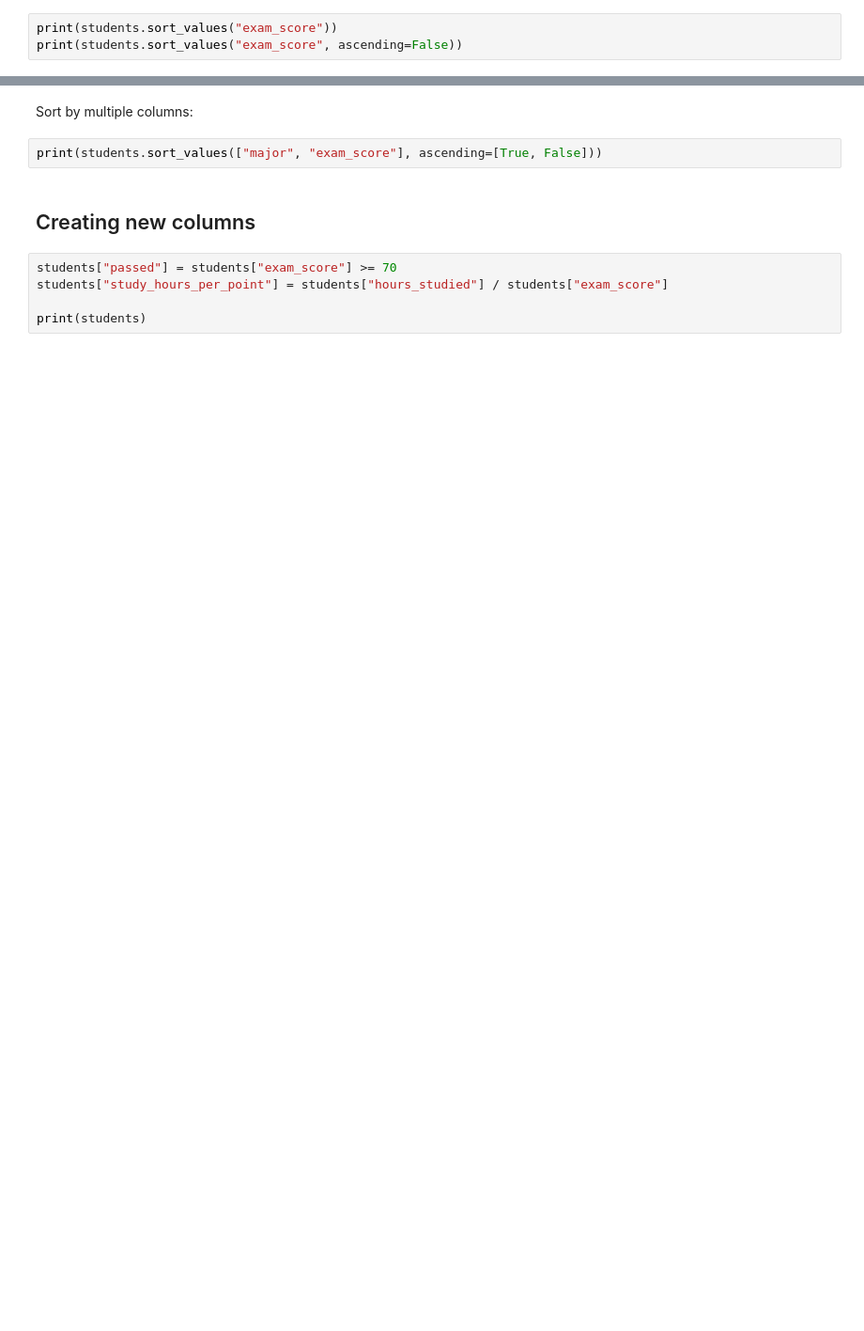
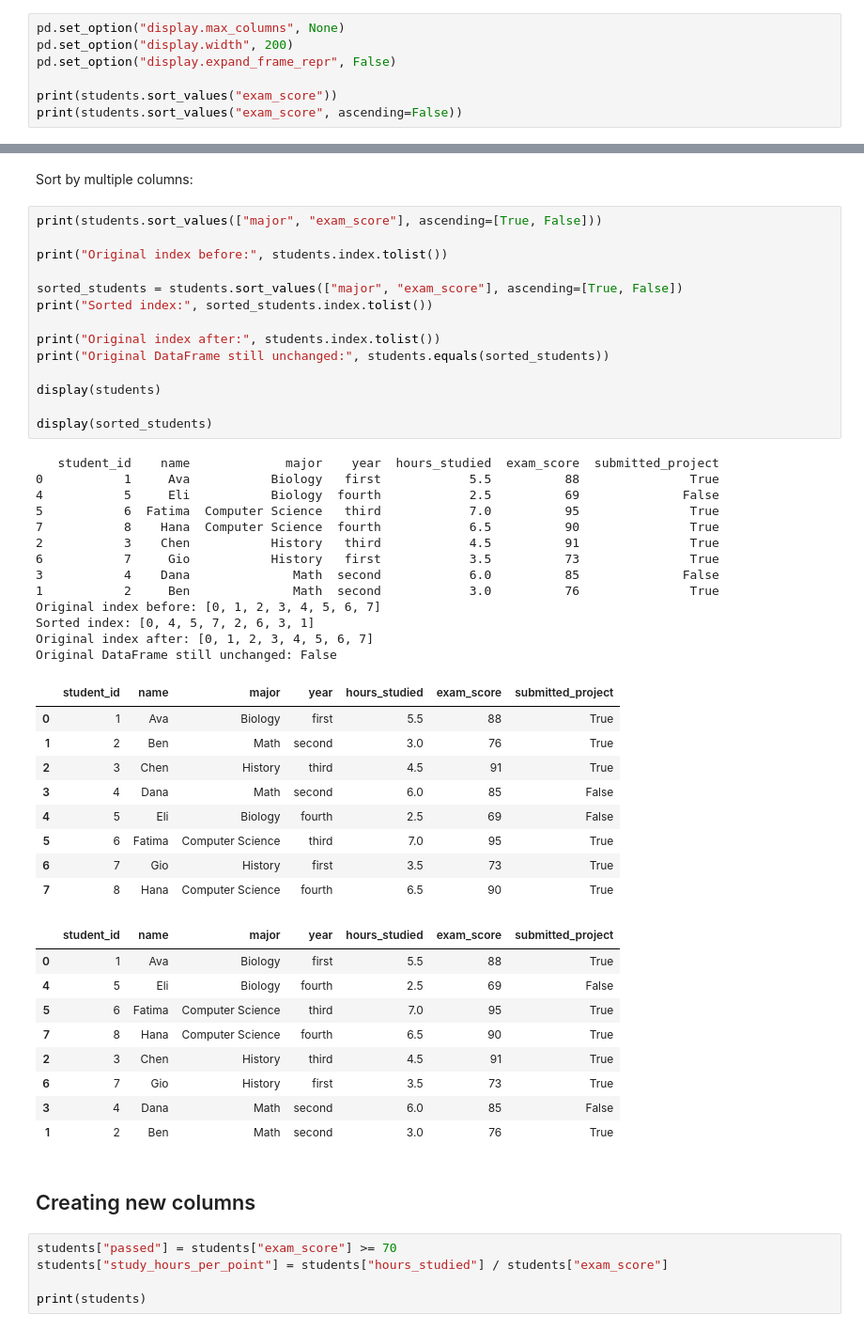
Before and after one commit to furtheraway/ISS, a Jupyter notebook: 04_Python/04_Python_programming_data_analysis_ai.ipynb, the cells around one changed output, grey strips where cells are left out. Shown at 94% size. Saved outputs shown, nothing was run; the diff lists cells and outputs as text; blank space fills up the shorter version.

```diff
--- a/04_Python/04_Python_programming_data_analysis_ai.ipynb
+++ b/04_Python/04_Python_programming_data_analysis_ai.ipynb
@@ -1630,5 +1823,9 @@ print(math_high_scores)
 # %% [markdown]
 ## Sorting rows
 # %%
+pd.set_option("display.max_columns", None)
+pd.set_option("display.width", 200)
+pd.set_option("display.expand_frame_repr", False)
+
 print(students.sort_values("exam_score"))
 print(students.sort_values("exam_score", ascending=False))
@@ -1635,7 +1851,51 @@ print(students.sort_values("exam_score", ascending=False))
 # %% [markdown]
 Sort by multiple columns:
-# %%
-print(students.sort_values(["major", "exam_score"], ascending=[True, False]))
+# %%
+print(students.sort_values(["major", "exam_score"], ascending=[True, False]))
+
+print("Original index before:", students.index.tolist())
+
+sorted_students = students.sort_values(["major", "exam_score"], ascending=[True, False])
+print("Sorted index:", sorted_students.index.tolist())
+
+print("Original index after:", students.index.tolist())
+print("Original DataFrame still unchanged:", students.equals(sorted_students))
+
+display(students)
+
+display(sorted_students)
+# %% [output]
+   student_id    name             major    year  hours_studied  exam_score  submitted_project
+0           1     Ava           Biology   first            5.5          88               True
+4           5     Eli           Biology  fourth            2.5          69              False
+5           6  Fatima  Computer Science   third            7.0          95               True
+7           8    Hana  Computer Science  fourth            6.5          90               True
+2           3    Chen           History   third            4.5          91               True
+6           7     Gio           History   first            3.5          73               True
+3           4    Dana              Math  second            6.0          85              False
+1           2     Ben              Math  second            3.0          76               True
+Original index before: [0, 1, 2, 3, 4, 5, 6, 7]
+Sorted index: [0, 4, 5, 7, 2, 6, 3, 1]
+Original index after: [0, 1, 2, 3, 4, 5, 6, 7]
+Original DataFrame still unchanged: False
+|  | student_id | name | major | year | hours_studied | exam_score | submitted_project |
+| 0 | 1 | Ava | Biology | first | 5.5 | 88 | True |
+| 1 | 2 | Ben | Math | second | 3.0 | 76 | True |
+| 2 | 3 | Chen | History | third | 4.5 | 91 | True |
+| 3 | 4 | Dana | Math | second | 6.0 | 85 | False |
+| 4 | 5 | Eli | Biology | fourth | 2.5 | 69 | False |
+| 5 | 6 | Fatima | Computer Science | third | 7.0 | 95 | True |
+| 6 | 7 | Gio | History | first | 3.5 | 73 | True |
+| 7 | 8 | Hana | Computer Science | fourth | 6.5 | 90 | True |
+|  | student_id | name | major | year | hours_studied | exam_score | submitted_project |
+| 0 | 1 | Ava | Biology | first | 5.5 | 88 | True |
+| 4 | 5 | Eli | Biology | fourth | 2.5 | 69 | False |
+| 5 | 6 | Fatima | Computer Science | third | 7.0 | 95 | True |
+| 7 | 8 | Hana | Computer Science | fourth | 6.5 | 90 | True |
+| 2 | 3 | Chen | History | third | 4.5 | 91 | True |
+| 6 | 7 | Gio | History | first | 3.5 | 73 | True |
+| 3 | 4 | Dana | Math | second | 6.0 | 85 | False |
+| 1 | 2 | Ben | Math | second | 3.0 | 76 | True |
 # %% [markdown]
 ## Creating new columns
 # %%
```
Also changed, not shown: parts of 47 cells of this notebook, 7 other files.
